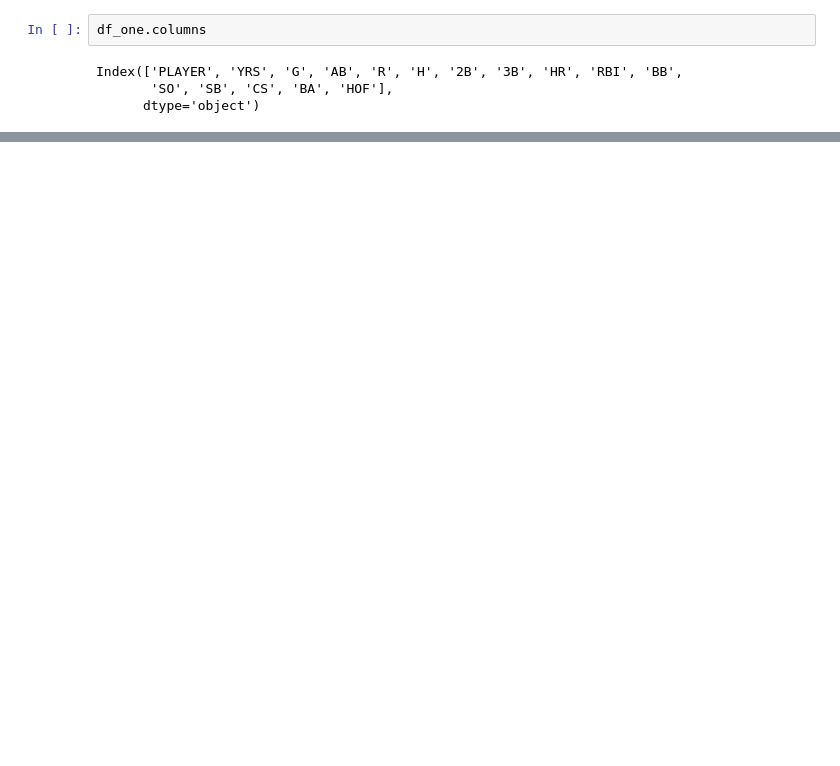
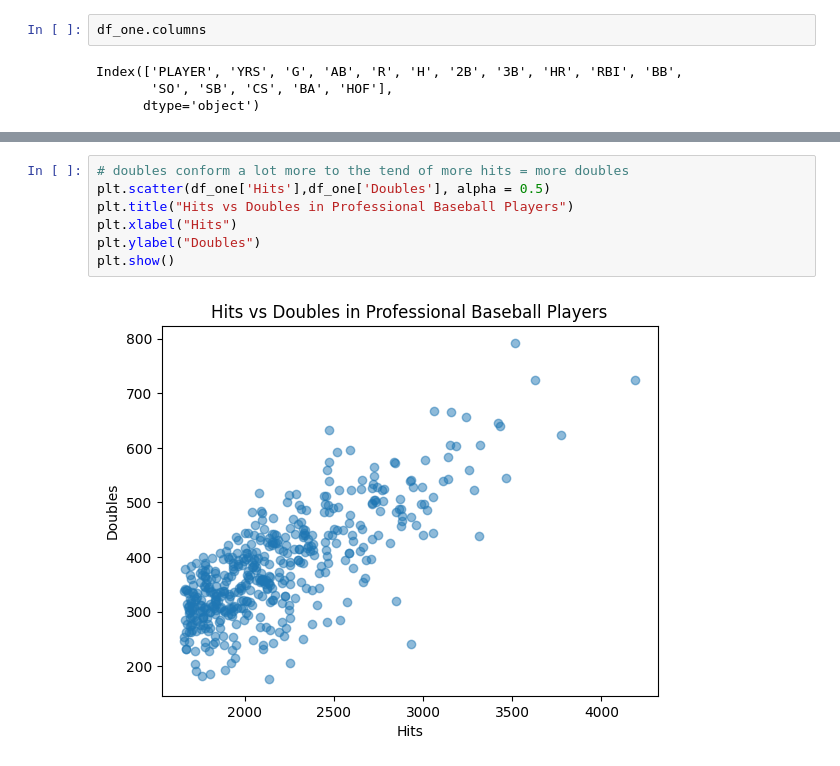
Before and after one commit to LucaMorocco/Luca-s-room, a Jupyter notebook: Coding_School_data_science_project_Baseball.ipynb, the cells around one changed output, grey strips where cells are left out. Drawn from its saved outputs; the diff is of its cells as text; blank space fills up the shorter version.

```diff
--- a/Coding_School_data_science_project_Baseball.ipynb
+++ b/Coding_School_data_science_project_Baseball.ipynb
@@ -159,0 +192,9 @@ np.int64(1)
+# %%
+# doubles conform a lot more to the tend of more hits = more doubles
+plt.scatter(df_one['Hits'],df_one['Doubles'], alpha = 0.5)
+plt.title("Hits vs Doubles in Professional Baseball Players")
+plt.xlabel("Hits")
+plt.ylabel("Doubles")
+plt.show()
+# %% [output]
+[figure, added]
```
Also changed, not shown: parts of 39 cells of this notebook.
